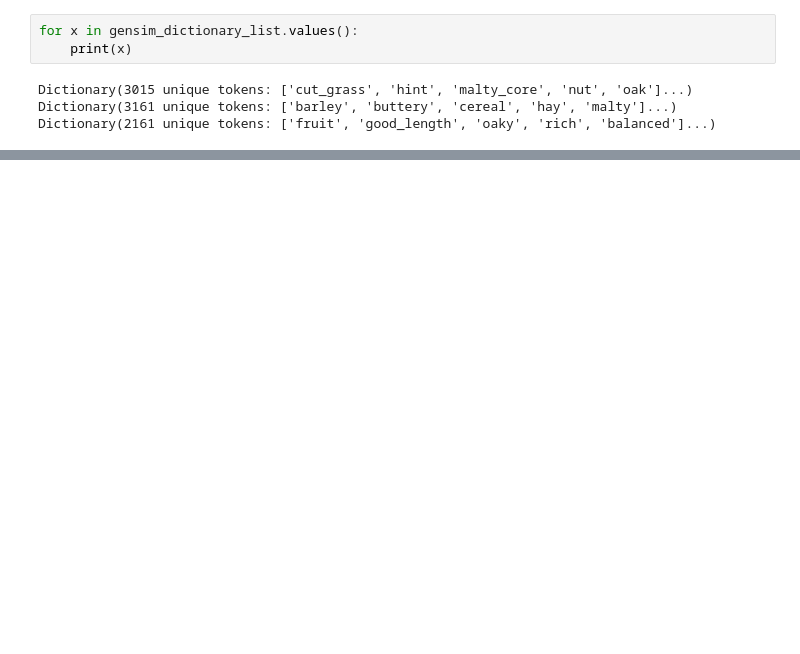
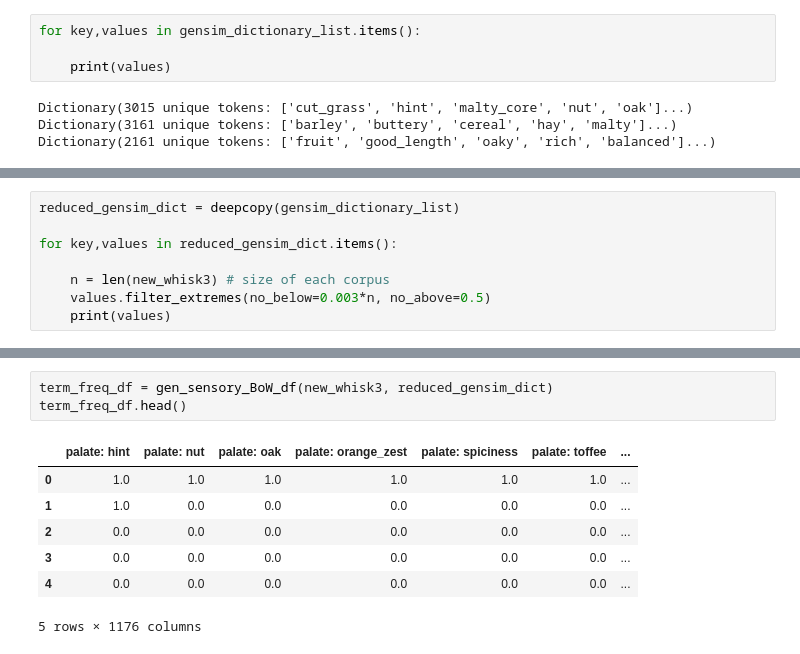
Before and after one commit to admveen/ScotchNLP, a Jupyter notebook: DataWrangling.ipynb, the cells around one changed output, grey strips where cells are left out. Cells and saved outputs as stored; diff of their text form; blank space fills up the shorter version.

```diff
--- a/DataWrangling.ipynb
+++ b/DataWrangling.ipynb
@@ -571,6 +587,7 @@ new_whisk3.head(3)
 # %%
-for x in gensim_dictionary_list.values():
-    print(x)
+for key,values in gensim_dictionary_list.items():
+
+    print(values)
 # %% [output]
 Dictionary(3015 unique tokens: ['cut_grass', 'hint', 'malty_core', 'nut', 'oak']...)
 Dictionary(3161 unique tokens: ['barley', 'buttery', 'cereal', 'hay', 'malty']...)
@@ -577,0 +597,8 @@ Dictionary(2161 unique tokens: ['fruit', 'good_length', 'oaky', 'rich', 'balance
+# %%
+reduced_gensim_dict = deepcopy(gensim_dictionary_list)
+
+for key,values in reduced_gensim_dict.items():
+
+    n = len(new_whisk3) # size of each corpus
+    values.filter_extremes(no_below=0.003*n, no_above=0.5)
+    print(values)
@@ -577,0 +638,11 @@ Dictionary(2161 unique tokens: ['fruit', 'good_length', 'oaky', 'rich', 'balance
+# %%
+term_freq_df = gen_sensory_BoW_df(new_whisk3, reduced_gensim_dict)
+term_freq_df.head()
+# %% [output]
+|  | palate: hint | palate: nut | palate: oak | palate: orange_zest | palate: spiciness | palate: toffee | ... |
+| 0 | 1.0 | 1.0 | 1.0 | 1.0 | 1.0 | 1.0 | ... |
+| 1 | 1.0 | 0.0 | 0.0 | 0.0 | 0.0 | 0.0 | ... |
+| 2 | 0.0 | 0.0 | 0.0 | 0.0 | 0.0 | 0.0 | ... |
+| 3 | 0.0 | 0.0 | 0.0 | 0.0 | 0.0 | 0.0 | ... |
+| 4 | 0.0 | 0.0 | 0.0 | 0.0 | 0.0 | 0.0 | ... |
+5 rows × 1176 columns
```
Also changed, not shown: parts of 16 cells of this notebook, 2 other files.
